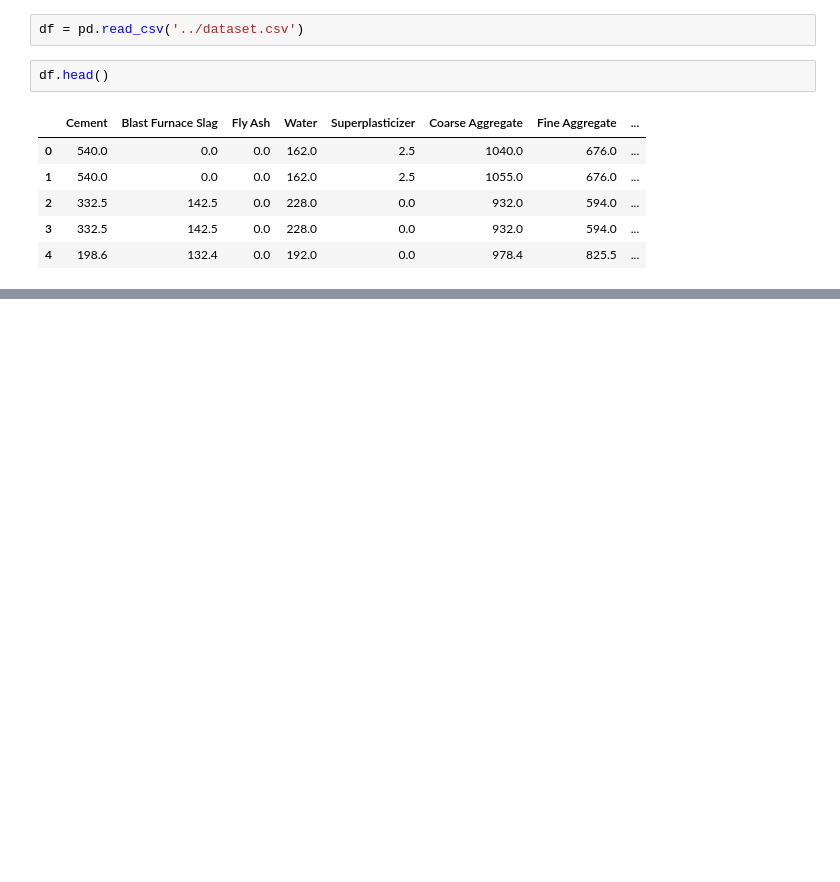
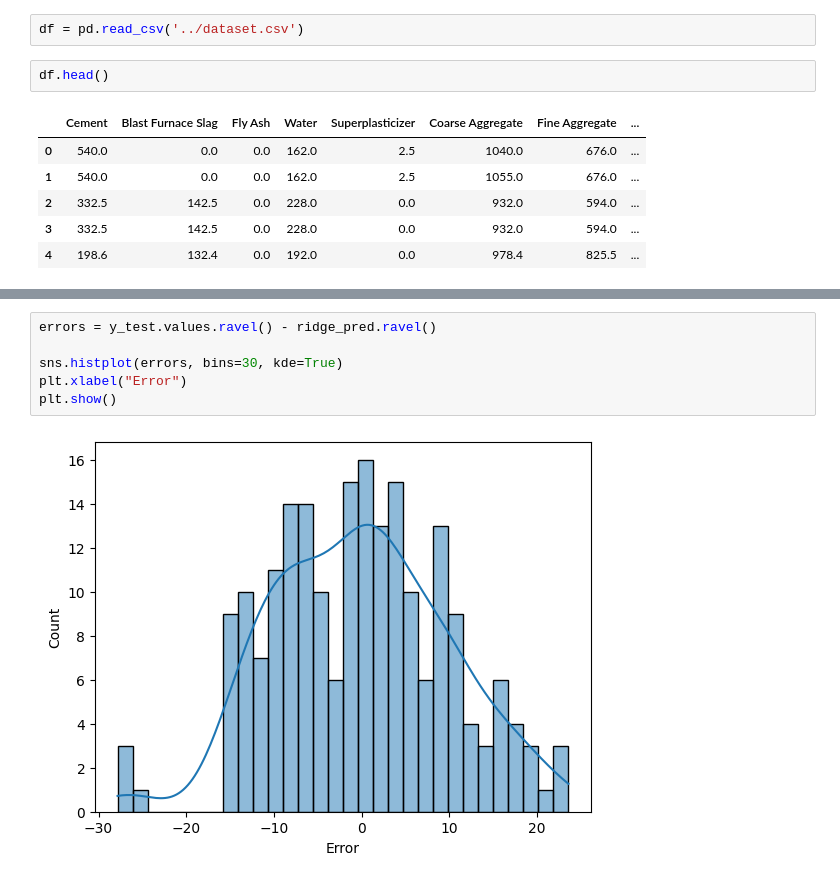
Before and after one commit to ompatil1947/Linear-Regression, a Jupyter notebook: library/training.ipynb, the cells around one changed output, grey strips where cells are left out. Drawn from its saved outputs; the diff is of its cells as text; blank space fills up the shorter version.

```diff
--- a/library/training.ipynb
+++ b/library/training.ipynb
@@ -244,0 +139,8 @@ Best Model: ('Ridge', np.float64(114.76900900218266))
+# %%
+errors = y_test.values.ravel() - ridge_pred.ravel()
+
+sns.histplot(errors, bins=30, kde=True)
+plt.xlabel("Error")
+plt.show()
+# %% [output]
+[figure, added]
```
Also changed, not shown: parts of 58 cells of this notebook.
